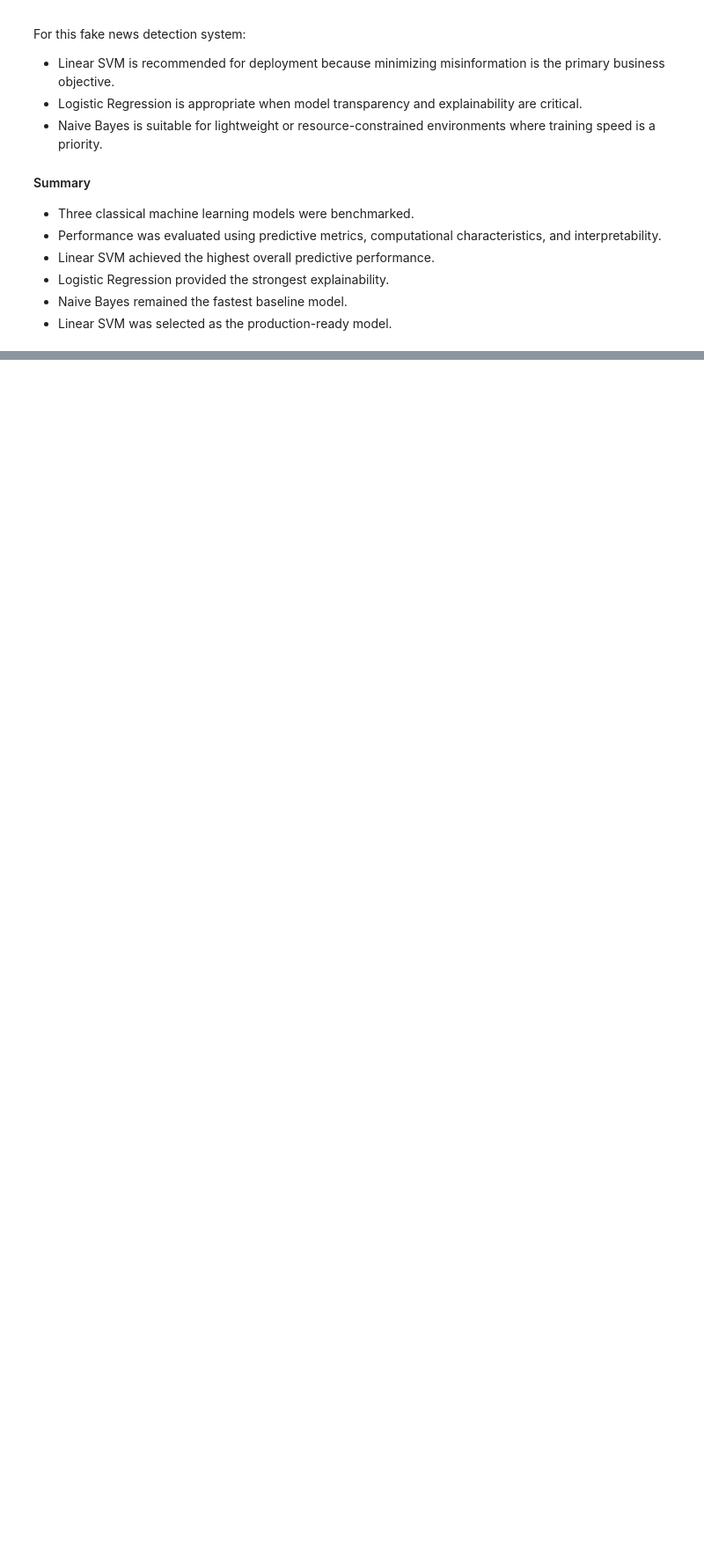
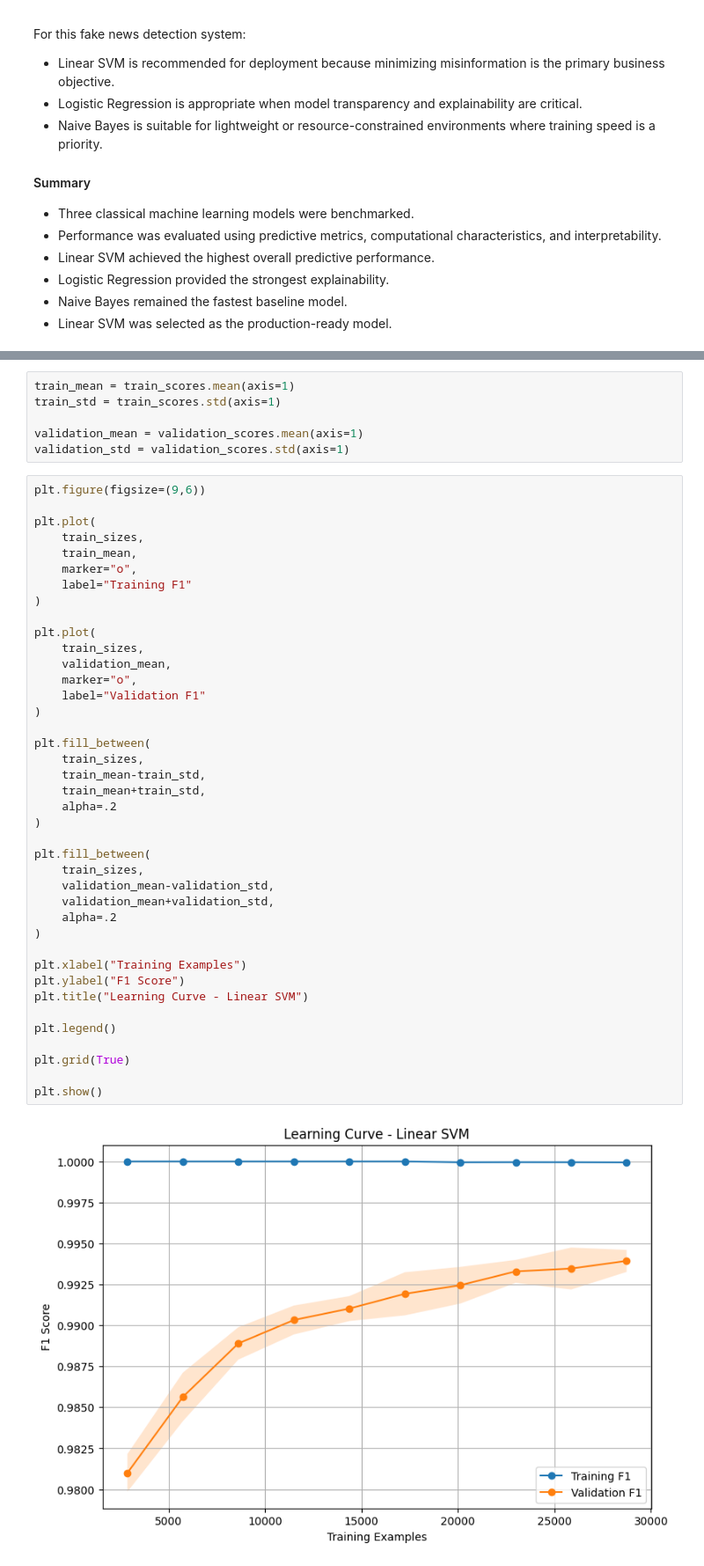
Before and after one commit to morsycoo/Fake-News-Detection, a Jupyter notebook: notebooks/Fake-News-Detection.ipynb, the cells around one changed output, grey strips where cells are left out. Shown at 88% size. Saved outputs shown, nothing was run; the diff lists cells and outputs as text; blank space fills up the shorter version.

```diff
--- a/notebooks/Fake-News-Detection.ipynb
+++ b/notebooks/Fake-News-Detection.ipynb
@@ -7553,0 +8177,48 @@ For this fake news detection system:
+# %%
+train_mean = train_scores.mean(axis=1)
+train_std = train_scores.std(axis=1)
+
+validation_mean = validation_scores.mean(axis=1)
+validation_std = validation_scores.std(axis=1)
+# %%
+plt.figure(figsize=(9,6))
+
+plt.plot(
+    train_sizes,
+    train_mean,
+    marker="o",
+    label="Training F1"
+)
+
+plt.plot(
+    train_sizes,
+    validation_mean,
+    marker="o",
+    label="Validation F1"
+)
+
+plt.fill_between(
+    train_sizes,
+    train_mean-train_std,
+    train_mean+train_std,
+    alpha=.2
+)
+
+plt.fill_between(
+    train_sizes,
+    validation_mean-validation_std,
+    validation_mean+validation_std,
+    alpha=.2
+)
+
+plt.xlabel("Training Examples")
+plt.ylabel("F1 Score")
+plt.title("Learning Curve - Linear SVM")
+
+plt.legend()
+
+plt.grid(True)
+
+plt.show()
+# %% [output]
+[figure, added]
```
Also changed, not shown: parts of 54 cells of this notebook.
